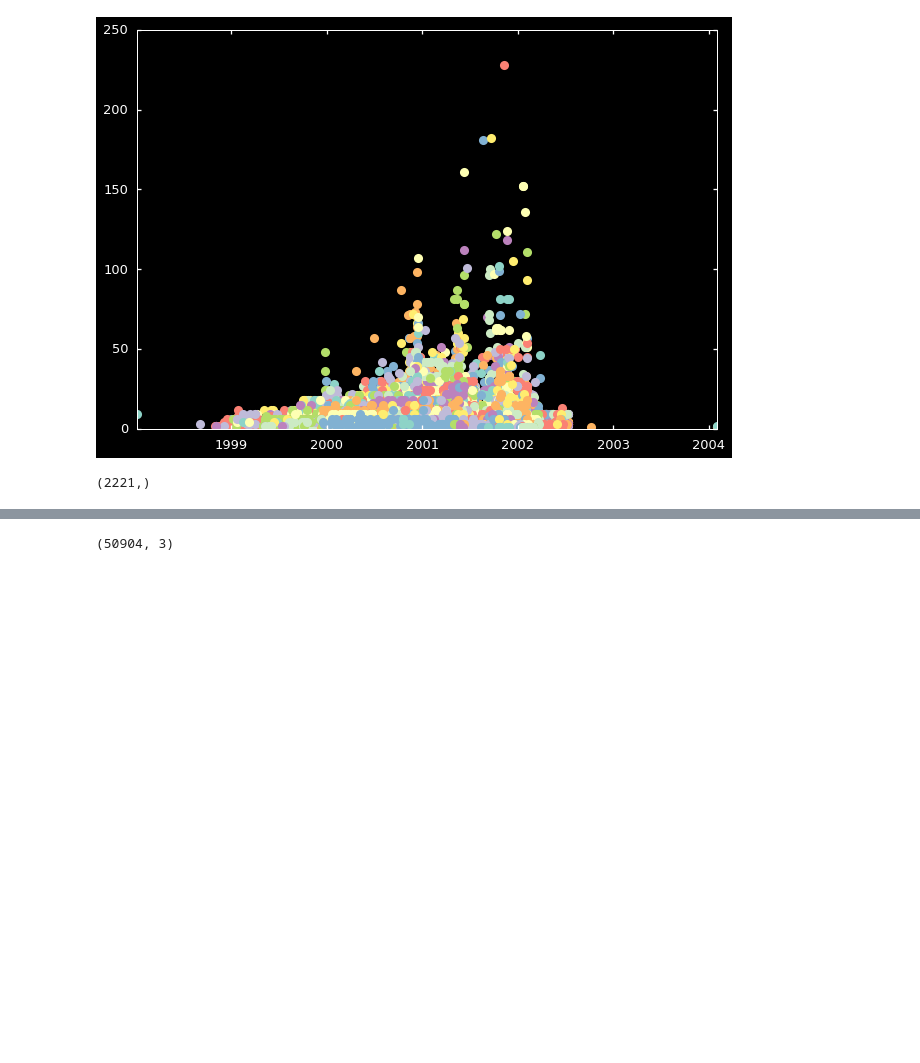
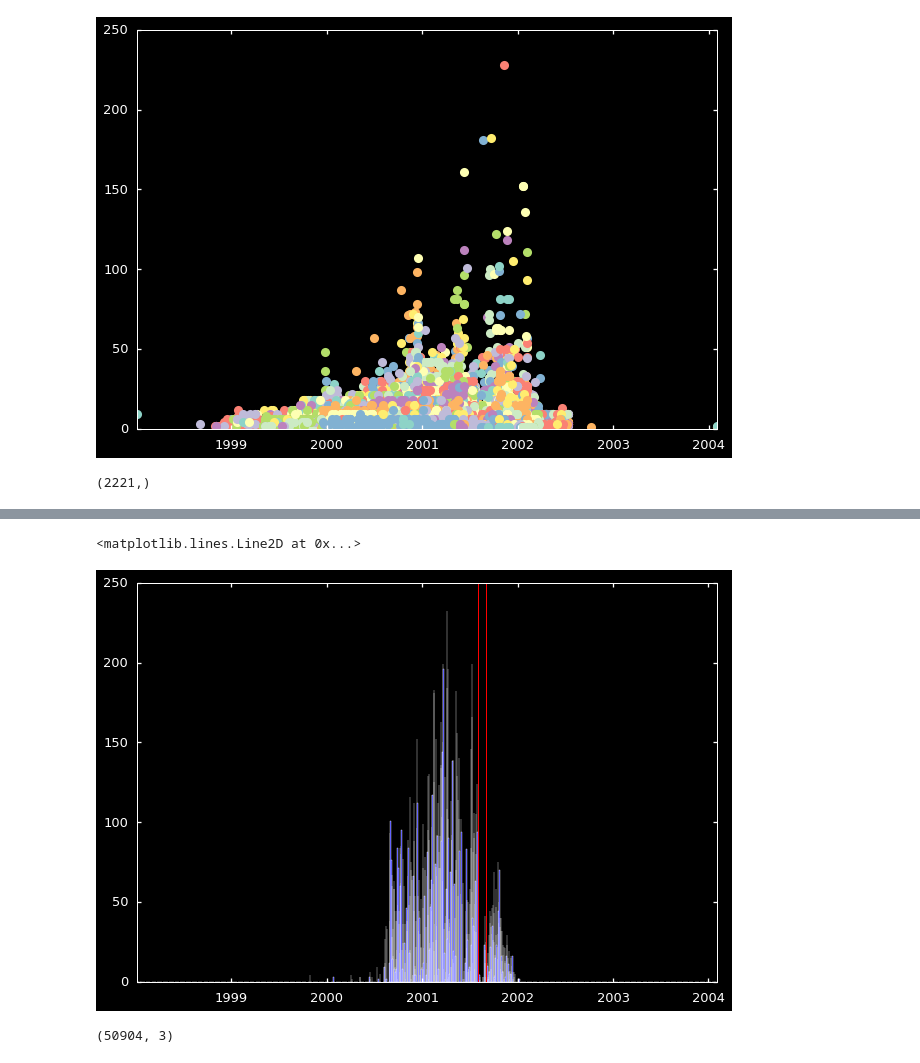
Before and after one commit to mizvol/enron-email-network-analysis, a Jupyter notebook: Enron-graph.ipynb, the cells around one changed output, grey strips where cells are left out. Drawn from its saved outputs; the diff is of its cells as text; code cells hidden in the pictures; blank space fills up the shorter version.

```diff
--- a/Enron-graph.ipynb
+++ b/Enron-graph.ipynb
@@ -175,3 +160,19 @@ plt.plot(zeros)
+# %%
+#August
+
+series = activations_series[2720]
+zeros = np.zeros(t[0])
+
+for k,v in series.iteritems():
+    zeros[k] = v
+
+# plt.bar(list(df.keys())[359 + 365 + 366 + 213 : 359 + 365 + 366 + 244], zeros[359 + 365 + 366 + 213 : 359 + 365 + 366 + 244])
+plt.bar(list(df.keys()), zeros)
+plt.axvline(x= '2001-08-01 00:00:00', color='r', linewidth=1)
+plt.axvline(x= '2001-08-31 00:00:00', color='r', linewidth=1)
+# %% [output]
+<matplotlib.lines.Line2D at 0x...>
+[figure, added]
 # %%
 # activations_series.to_csv('activations-enron.csv')
 # %%
```
Also changed, not shown: parts of 6 cells of this notebook.
